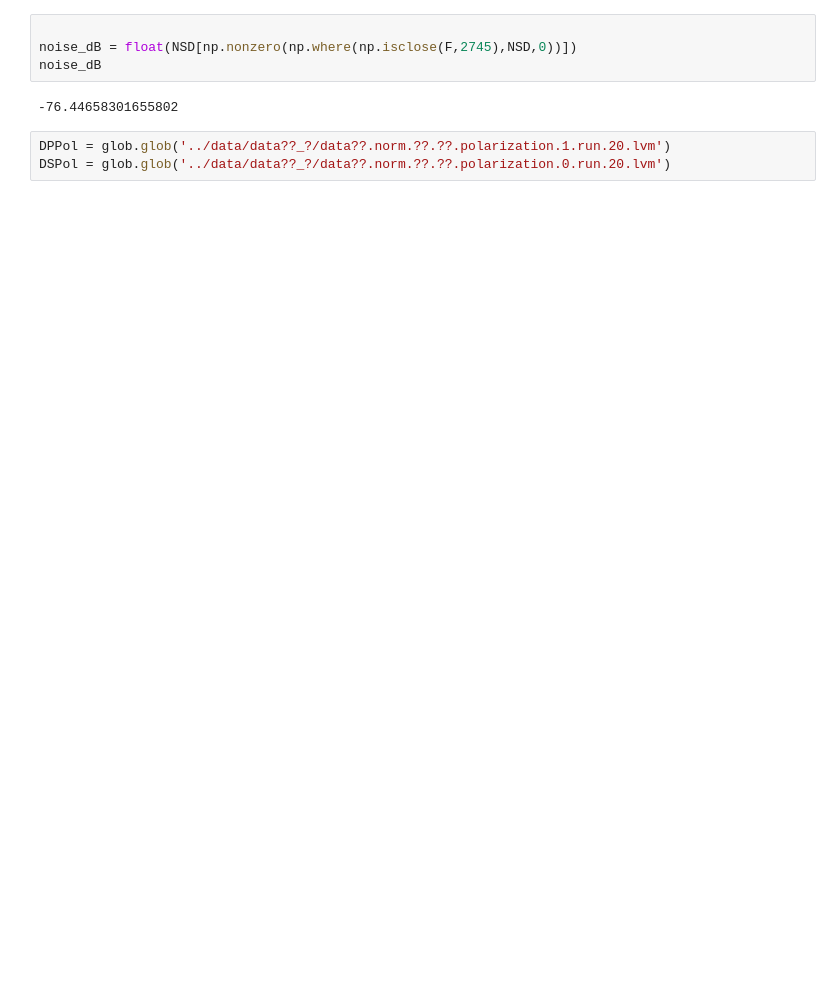
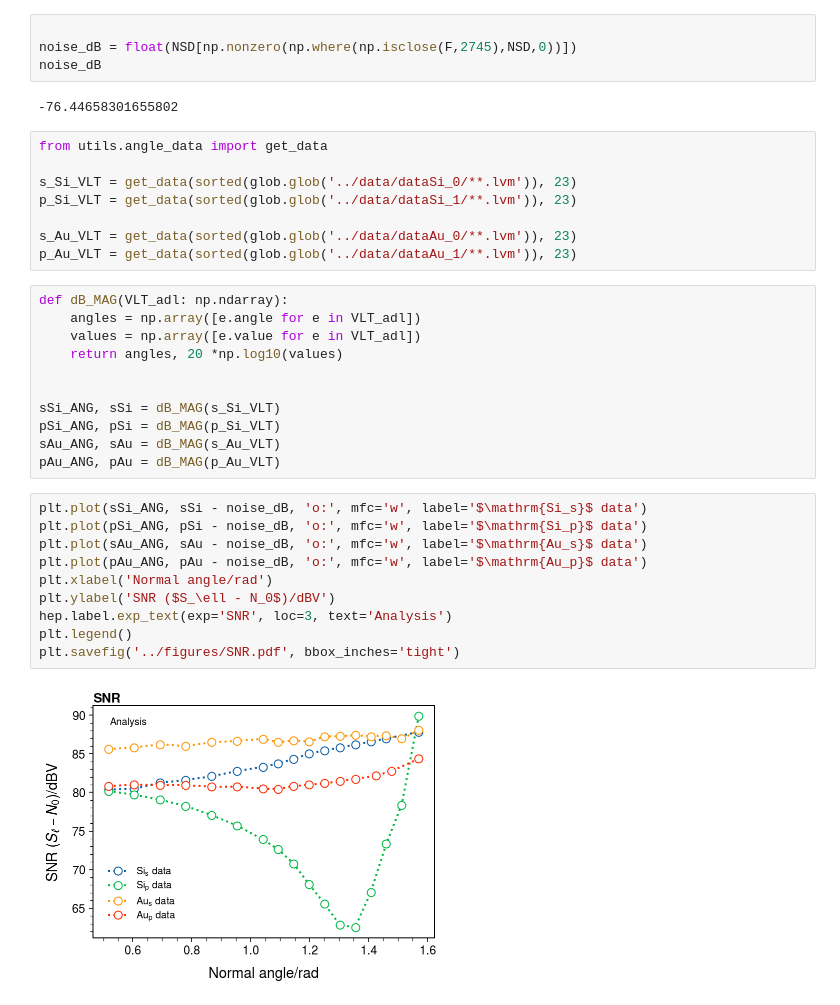
Before and after one commit to mattiasotgia/fresnel_cSi, a Jupyter notebook: analysis/noise_nds.ipynb, the cells around one changed output. Cells and saved outputs as stored; diff of their text form; blank space fills up the shorter version.

Commit message:
SNR data any

```diff
--- a/analysis/noise_nds.ipynb
+++ b/analysis/noise_nds.ipynb
@@ -52,5 +52,33 @@ noise_dB
 # %% [output]
 -76.44658301655802
 # %%
-DPPol = glob.glob('../data/data??_?/data??.norm.??.??.polarization.1.run.20.lvm')
-DSPol = glob.glob('../data/data??_?/data??.norm.??.??.polarization.0.run.20.lvm')
+from utils.angle_data import get_data
+
+s_Si_VLT = get_data(sorted(glob.glob('../data/dataSi_0/**.lvm')), 23)
+p_Si_VLT = get_data(sorted(glob.glob('../data/dataSi_1/**.lvm')), 23)
+
+s_Au_VLT = get_data(sorted(glob.glob('../data/dataAu_0/**.lvm')), 23)
+p_Au_VLT = get_data(sorted(glob.glob('../data/dataAu_1/**.lvm')), 23)
+# %%
+def dB_MAG(VLT_adl: np.ndarray):
+    angles = np.array([e.angle for e in VLT_adl])
+    values = np.array([e.value for e in VLT_adl])
+    return angles, 20 *np.log10(values)
+
+
+sSi_ANG, sSi = dB_MAG(s_Si_VLT)
+pSi_ANG, pSi = dB_MAG(p_Si_VLT)
+sAu_ANG, sAu = dB_MAG(s_Au_VLT)
+pAu_ANG, pAu = dB_MAG(p_Au_VLT)
+# %%
+plt.plot(sSi_ANG, sSi - noise_dB, 'o:', mfc='w', label='$\mathrm{Si_s}$ data')
+plt.plot(pSi_ANG, pSi - noise_dB, 'o:', mfc='w', label='$\mathrm{Si_p}$ data')
+plt.plot(sAu_ANG, sAu - noise_dB, 'o:', mfc='w', label='$\mathrm{Au_s}$ data')
+plt.plot(pAu_ANG, pAu - noise_dB, 'o:', mfc='w', label='$\mathrm{Au_p}$ data')
+plt.xlabel('Normal angle/rad')
+plt.ylabel('SNR ($S_\ell - N_0$)/dBV')
+hep.label.exp_text(exp='SNR', loc=3, text='Analysis')
+plt.legend()
+plt.savefig('../figures/SNR.pdf', bbox_inches='tight')
+# %% [output]
+[figure, added]
```
